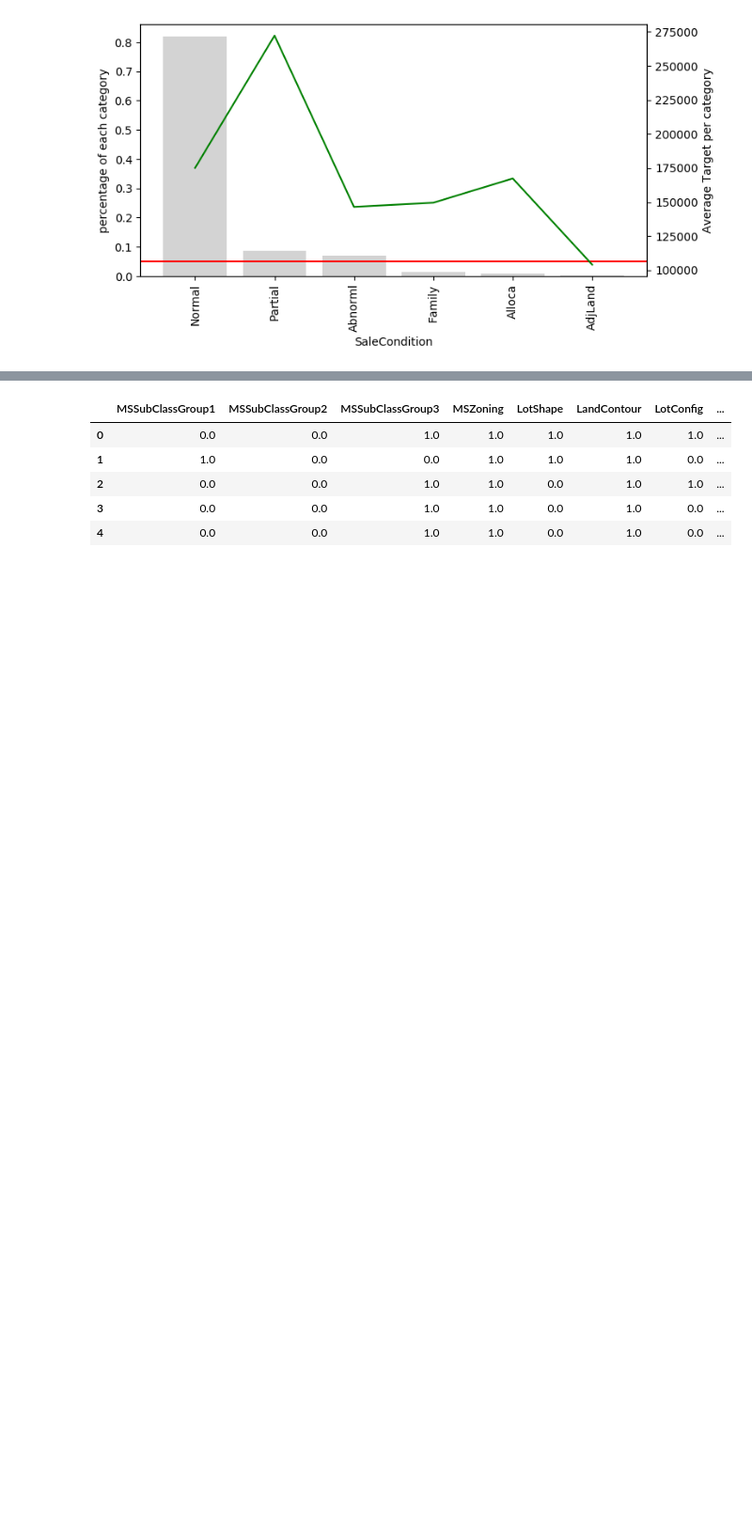
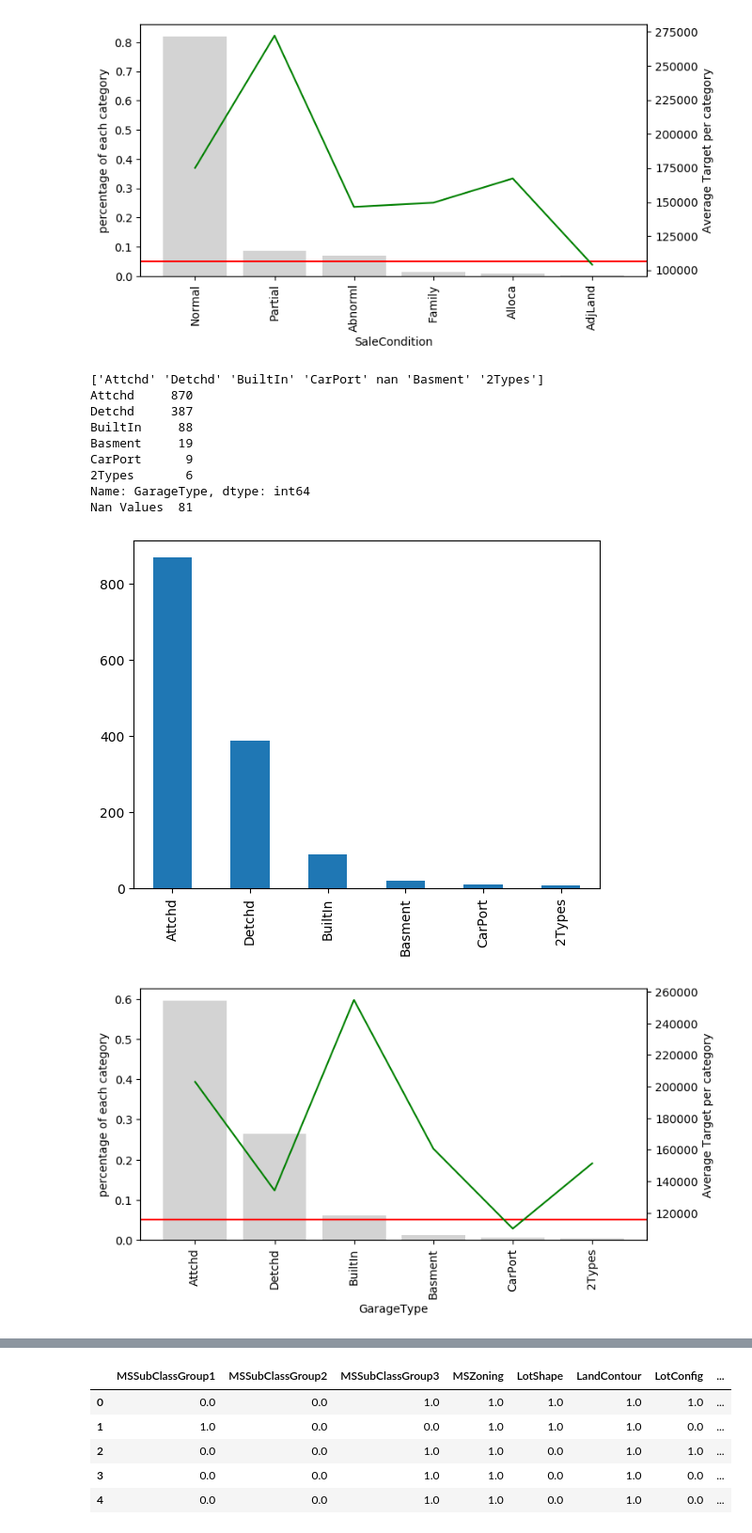
Before and after one commit to MKbinli/House-Price-Prediction, a Jupyter notebook: HP-Data Preprocessing.ipynb, the cells around one changed output, grey strips where cells are left out. Shown at 94% size. Drawn from its saved outputs; the diff is of its cells as text; code cells hidden in the pictures; blank space fills up the shorter version.

```diff
--- a/HP-Data Preprocessing.ipynb
+++ b/HP-Data Preprocessing.ipynb
@@ -1827,3 +1835,33 @@ preprocessedDataset["SaleConditionGroup2"]=SaleConditionGroup2.copy().astype(flo
 preprocessedDataset["SaleConditionGroup3"]=SaleConditionGroup3.copy().astype(float)
 
 dataset=dataset.drop(columns=['SaleCondition'])
+# %%
+#Next Categorical Feature
+"""GarageType: Garage location
+
+       2Types	More than one type of garage
+       Attchd	Attached to home
+       Basment	Basement Garage
+       BuiltIn	Built-In (Garage part of house - typically has room above garage)
+       CarPort	Car Port
+       Detchd	Detached from home
+       NA	No Garage
+"""
+print(dataset["GarageType"].unique())
+print(dataset["GarageType"].value_counts())
+print("Nan Values  " + str(dataset.GarageType.isna().sum()))
+dataset["GarageType"].value_counts().plot(kind='bar')
+plt.show()
+calculateMeanTargetPerCategory(dataset, featureName="GarageType", targetName="SalePrice")
+# %% [output]
+['Attchd' 'Detchd' 'BuiltIn' 'CarPort' nan 'Basment' '2Types']
+Attchd     870
+Detchd     387
+BuiltIn     88
+Basment     19
+CarPort      9
+2Types       6
+Name: GarageType, dtype: int64
+Nan Values  81
+[figure, added]
+[figure, added]
```
Also changed, not shown: parts of 23 cells of this notebook.
